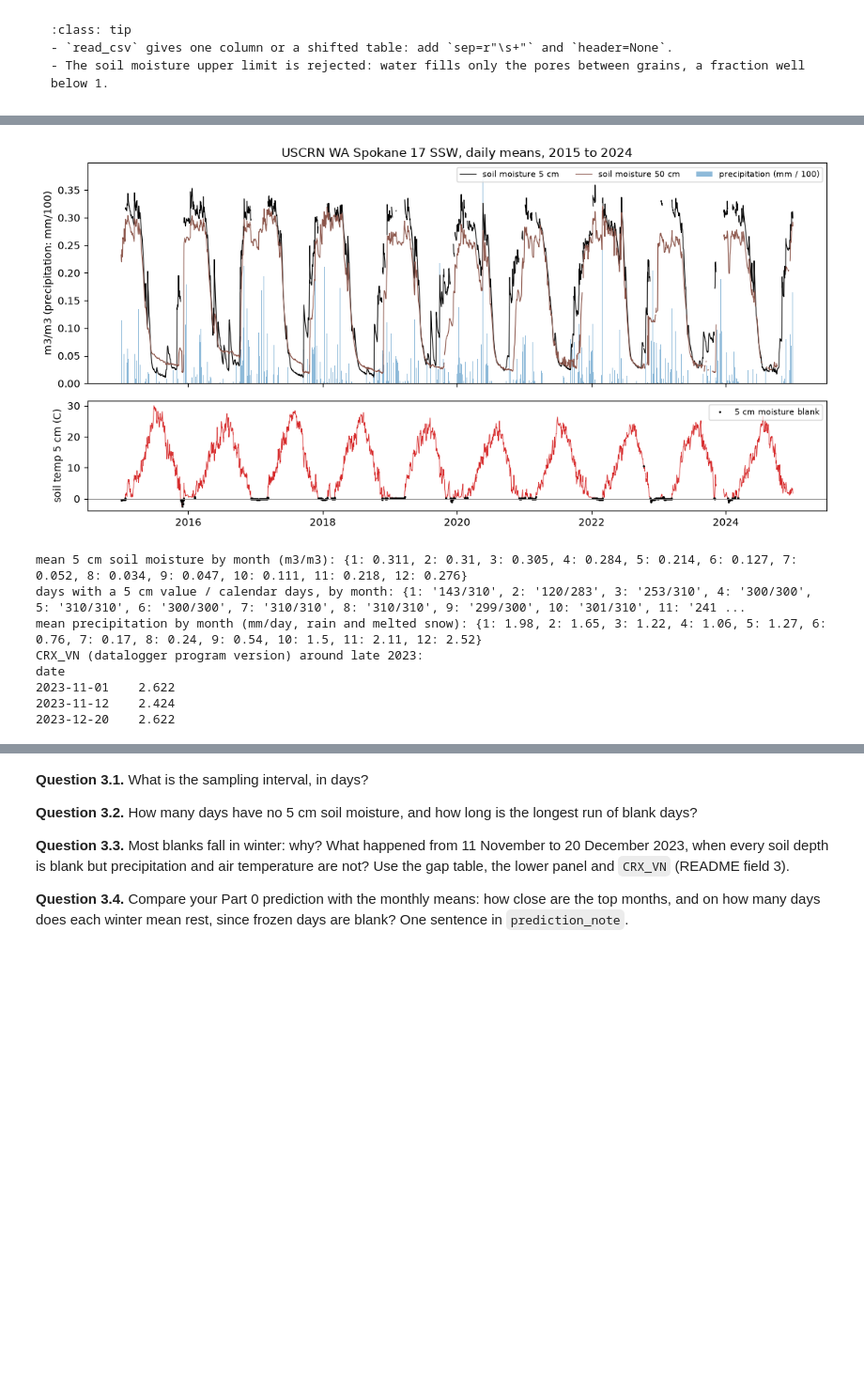
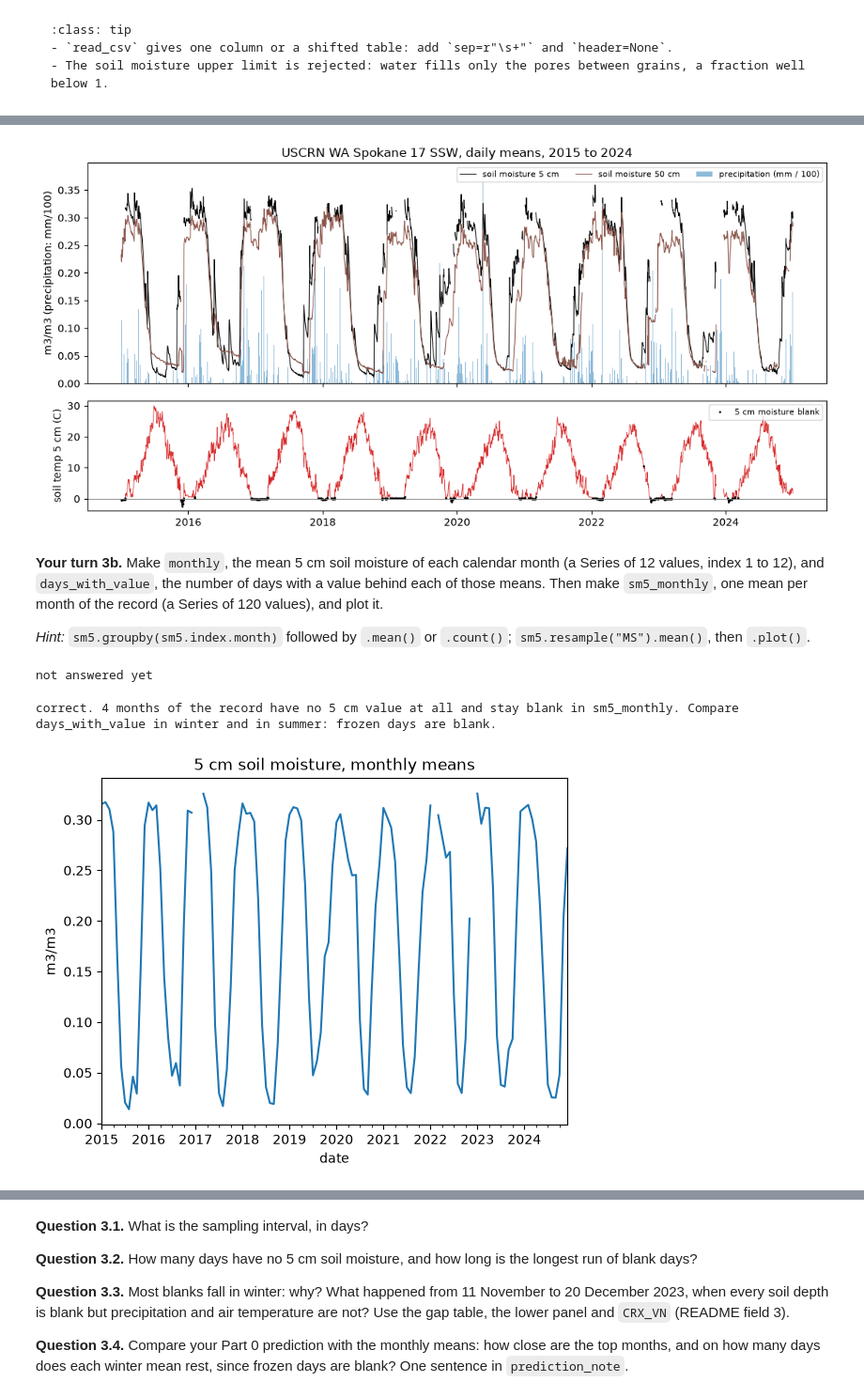
Before and after one commit to geo-smart/mlgeo-book, a Jupyter notebook: book/Chapter2-DataManipulation/lab_s07_soil_moisture.ipynb, the cells around one changed output, grey strips where cells are left out. Shown at 94% size. Cells and saved outputs as stored; diff of their text form; code cells hidden in the pictures; blank space fills up the shorter version.

```diff
--- a/book/Chapter2-DataManipulation/lab_s07_soil_moisture.ipynb
+++ b/book/Chapter2-DataManipulation/lab_s07_soil_moisture.ipynb
@@ -418,0 +494,6 @@ Near-surface soil moisture rises in steps when rain soaks in, then decays as the
+# %%
+# Your turn 3a: replace each None with your code
+sm5 = None
+miss = None
+steps = None
+check.check_sm5(sm5, miss, steps)
@@ -419,8 +510,8 @@ Near-surface soil moisture rises in steps when rain soaks in, then decays as the
 # %%
-sm5 = df["SOIL_MOISTURE_5_DAILY"]
-steps = df.index.to_series().diff().dropna().value_counts()
+sm5 = check.use_or_reference(sm5, check.reference_sm5, "sm5")
+miss = check.use_or_reference(miss, check.reference_miss, "miss")
+steps = check.use_or_reference(steps, check.reference_steps, "steps")
 print("time steps between consecutive rows:", {f"{k.days} day": int(v) for k, v in steps.items()})
-miss = sm5.isna()
 run_id = (miss != miss.shift()).cumsum()
 gaps = (pd.DataFrame({"start": sm5[miss].index.to_series().groupby(run_id[miss]).first(),
                       "days": miss[miss].groupby(run_id[miss]).size()})
@@ -457,23 +551,27 @@ a2.legend(loc="upper right", fontsize=8)
 a1.set_title("USCRN WA Spokane 17 SSW, daily means, 2015 to 2024")
 plt.tight_layout()
 plt.show()
-monthly = sm5.groupby(sm5.index.month).mean()
-print("mean 5 cm soil moisture by month (m3/m3):", monthly.round(3).to_dict())
-by_month = sm5.groupby(sm5.index.month)
-print("days with a 5 cm value / calendar days, by month:",
-      {m: f"{c}/{n}" for m, c, n in zip(by_month.count().index, by_month.count(), by_month.size())})
-print("mean precipitation by month (mm/day, rain and melted snow):",
-      df["P_DAILY_CALC"].groupby(df.index.month).mean().round(2).to_dict())
-print("CRX_VN (datalogger program version) around late 2023:")
-v = raw.loc["2023-11-01":"2023-12-31", "CRX_VN"]
-print(v[v != v.shift()].to_string())
 # %% [output]
 [figure]
-mean 5 cm soil moisture by month (m3/m3): {1: 0.311, 2: 0.31, 3: 0.305, 4: 0.284, 5: 0.214, 6: 0.127, 7: 0.052, 8: 0.034, 9: 0.047, 10: 0.111, 11: 0.218, 12: 0.276}
-days with a 5 cm value / calendar days, by month: {1: '143/310', 2: '120/283', 3: '253/310', 4: '300/300', 5: '310/310', 6: '300/300', 7: '310/310', 8: '310/310', 9: '299/300', 10: '301/310', 11: '241 ...
-mean precipitation by month (mm/day, rain and melted snow): {1: 1.98, 2: 1.65, 3: 1.22, 4: 1.06, 5: 1.27, 6: 0.76, 7: 0.17, 8: 0.24, 9: 0.54, 10: 1.5, 11: 2.11, 12: 2.52}
-CRX_VN (datalogger program version) around late 2023:
-date
-2023-11-01    2.622
-2023-11-12    2.424
-2023-12-20    2.622
+# %% [markdown]
+**Your turn 3b.** Make `monthly`, the mean 5 cm soil moisture of each calendar month (a Series of 12 values, index 1 to 12), and `days_with_value`, the number of days with a value behind each of those means. Then make `sm5_monthly`, one mean per month of the record (a Series of 120 values), and plot it.
+
+*Hint:* `sm5.groupby(sm5.index.month)` followed by `.mean()` or `.count()`; `sm5.resample("MS").mean()`, then `.plot()`.
+# %%
+# Your turn 3b: replace each None with your code
+monthly = None
+days_with_value = None
+sm5_monthly = None
+check.check_monthly(monthly, days_with_value, sm5_monthly)
+# %% [output]
+not answered yet
+# %%
+# Worked solution, open after you tried
+ws_monthly = sm5.groupby(sm5.index.month).mean()
+ws_days_with_value = sm5.groupby(sm5.index.month).count()
+ws_sm5_monthly = sm5.resample("MS").mean()
+ws_sm5_monthly.plot(ylabel="m3/m3", title="5 cm soil moisture, monthly means")
+check.check_monthly(ws_monthly, ws_days_with_value, ws_sm5_monthly)
+# %% [output]
+correct. 4 months of the record have no 5 cm value at all and stay blank in sm5_monthly. Compare days_with_value in winter and in summer: frozen days are blank.
+[figure, added]
```
Also changed, not shown: parts of 71 cells of this notebook, 8 other files.
